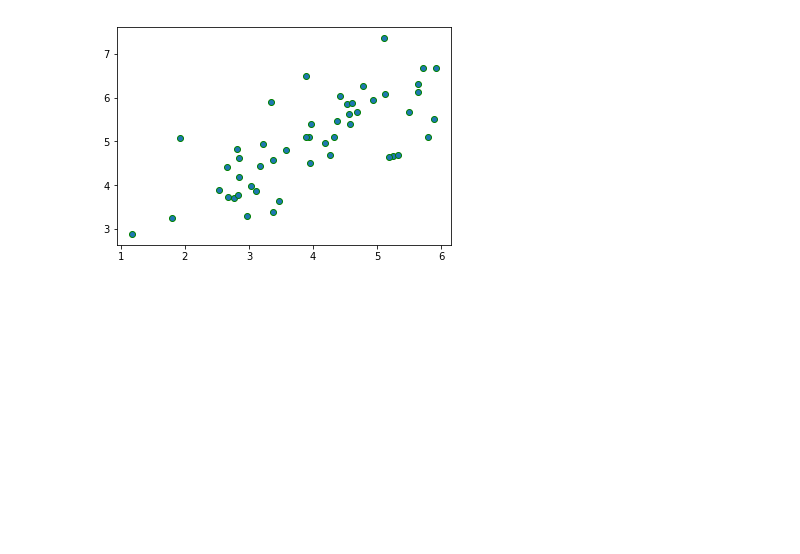
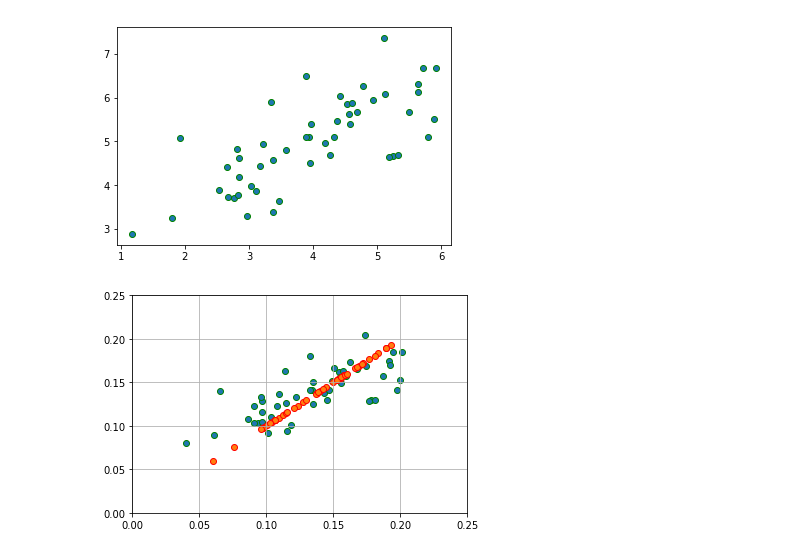
Before and after one commit to fransoaardi/coursera-ml, a Jupyter notebook: Ex07-K-means Clustering and Principal Component Analysis.ipynb, the cells around one changed output. Drawn from its saved outputs; the diff is of its cells as text; code cells hidden in the pictures; blank space fills up the shorter version.

```diff
--- a/Ex07-K-means Clustering and Principal Component Analysis.ipynb
+++ b/Ex07-K-means Clustering and Principal Component Analysis.ipynb
@@ -134,3 +138,42 @@ plt.scatter(d2x[:,0],d2x[:,1],facecolors=None, edgecolors='g')
 # %% [output]
 <matplotlib.collections.PathCollection at 0x...>
 [figure]
+# %%
+def featureNormalize(x):
+    return normalize(x, axis=0)
+
+
+def covarianceMatrix(x):
+    m = x.shape[0]
+    return x.T.dot(x)/m
+
+
+def dimensionReduction(x, u, K):
+    return x.dot(u[:,0:K])
+
+
+def recoverData(x, u, K):
+    return x.dot(u[:,0:K].T)
+# %%
+# First, normalize features from data
+d2nx = featureNormalize(d2x)
+# Then, calculate covariance Matrix from normalized data
+cvm = covarianceMatrix(d2nx)
+
+# calculate u, s, v (eigenvalues ... ) using svd
+u, s, v = linalg.svd(cvm, full_matrices = True, compute_uv = True)
+
+# reduce into 1-dimension using eigenvalue
+reduc = dimensionReduction(d2nx, u, 1)
+
+# recover reduced data calculating dot product with transpose
+recov = recoverData(reduc, u, 1)
+
+plt.scatter(d2nx[:,0],d2nx[:,1],facecolors=None, edgecolors='g')
+plt.scatter(recov[:,0],recov[:,1], facecolors=None, edgecolors='r')
+
+plt.xlim(0, 0.25)
+plt.ylim(0, 0.25)
+plt.grid()
+# %% [output]
+[figure, added]
```
Also changed, not shown: parts of 9 cells of this notebook, 1 other file.
